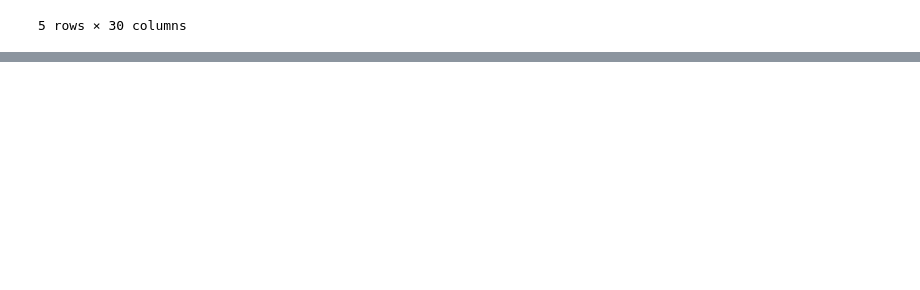
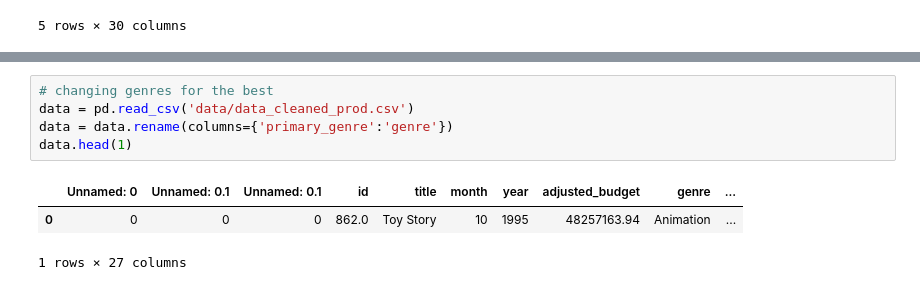
Before and after one commit to apoovey/DataScienceFinalProject, a Jupyter notebook: merge_datasets.ipynb, the cells around one changed output, grey strips where cells are left out. Cells and saved outputs as stored; diff of their text form; blank space fills up the shorter version.

```diff
--- a/merge_datasets.ipynb
+++ b/merge_datasets.ipynb
@@ -306,0 +385,9 @@ data.head()
+# %%
+# changing genres for the best
+data = pd.read_csv('data/data_cleaned_prod.csv')
+data = data.rename(columns={'primary_genre':'genre'})
+data.head(1)
+# %% [output]
+|  | Unnamed: 0 | Unnamed: 0.1 | Unnamed: 0.1 | id | title | month | year | adjusted_budget | genre | ... |
+| 0 | 0 | 0 | 0 | 862.0 | Toy Story | 10 | 1995 | 48257163.94 | Animation | ... |
+1 rows × 27 columns
```
Also changed, not shown: parts of 10 cells of this notebook, 7 other files.
